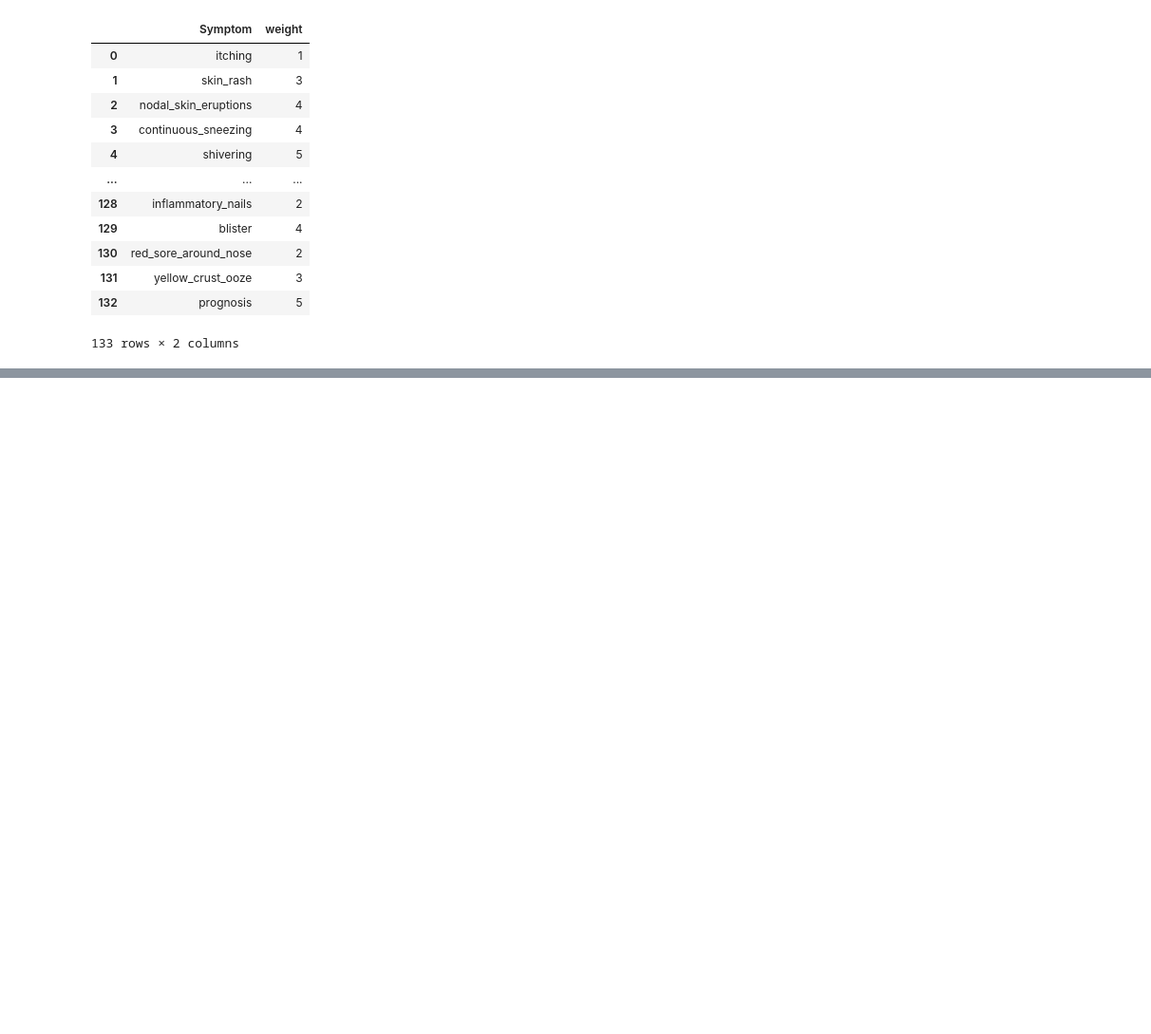
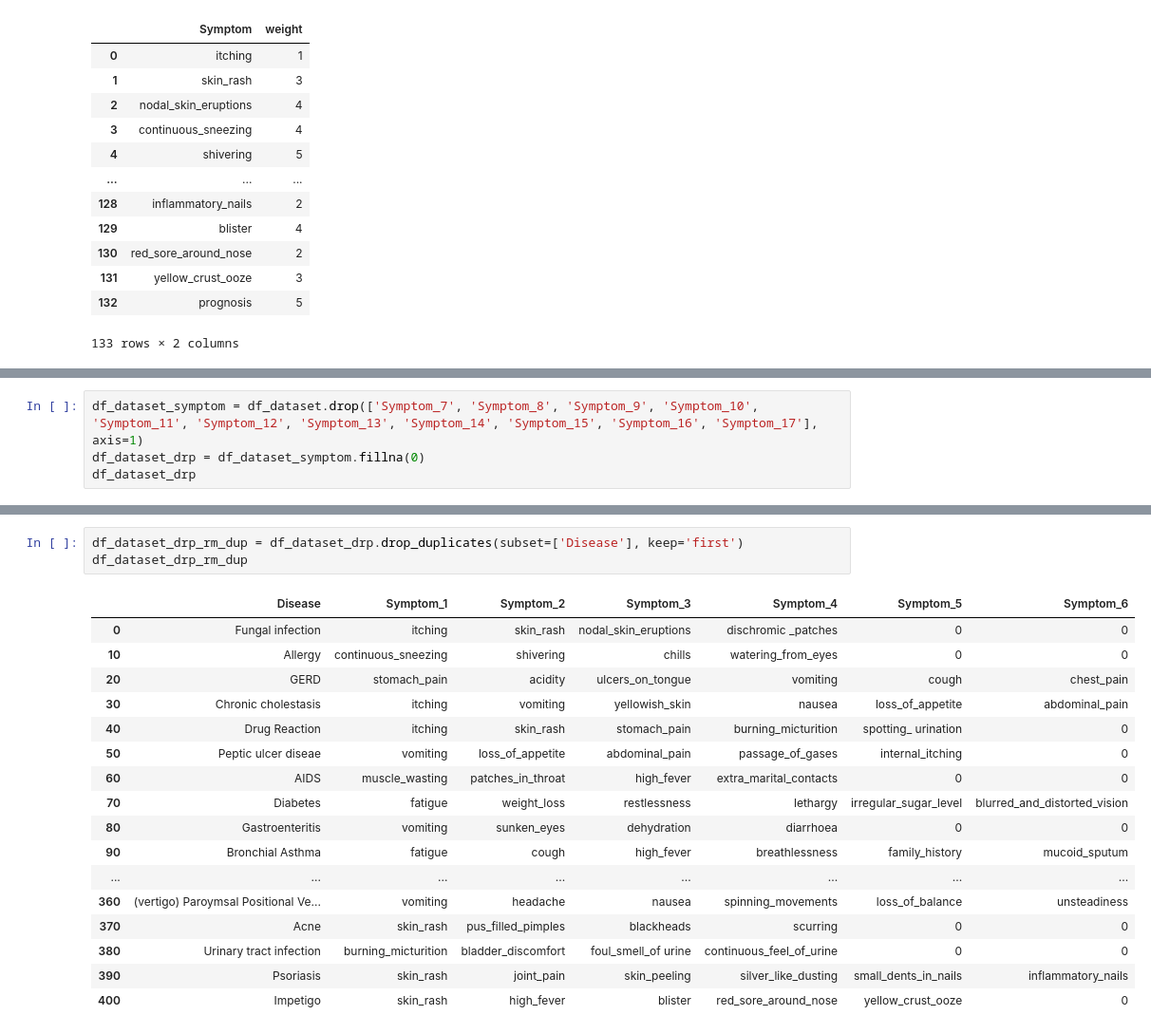
Before and after one commit to Divyesh230902/Disease-analysis, a Jupyter notebook: analyst.ipynb, the cells around one changed output, grey strips where cells are left out. Shown at 95% size. Cells and saved outputs as stored; diff of their text form; blank space fills up the shorter version.

Commit message:
disease filtered

```diff
--- a/analyst.ipynb
+++ b/analyst.ipynb
@@ -92,0 +98,4 @@ df_symptom_severity
+# %%
+df_dataset_symptom = df_dataset.drop(['Symptom_7', 'Symptom_8', 'Symptom_9', 'Symptom_10', 'Symptom_11', 'Symptom_12', 'Symptom_13', 'Symptom_14', 'Symptom_15', 'Symptom_16', 'Symptom_17'], axis=1)
+df_dataset_drp = df_dataset_symptom.fillna(0)
+df_dataset_drp
@@ -92,0 +116,21 @@ df_symptom_severity
+# %%
+df_dataset_drp_rm_dup = df_dataset_drp.drop_duplicates(subset=['Disease'], keep='first')
+df_dataset_drp_rm_dup
+# %% [output]
+|  | Disease | Symptom_1 | Symptom_2 | Symptom_3 | Symptom_4 | Symptom_5 | Symptom_6 |
+| 0 | Fungal infection | itching | skin_rash | nodal_skin_eruptions | dischromic _patches | 0 | 0 |
+| 10 | Allergy | continuous_sneezing | shivering | chills | watering_from_eyes | 0 | 0 |
+| 20 | GERD | stomach_pain | acidity | ulcers_on_tongue | vomiting | cough | chest_pain |
+| 30 | Chronic cholestasis | itching | vomiting | yellowish_skin | nausea | loss_of_appetite | abdominal_pain |
+| 40 | Drug Reaction | itching | skin_rash | stomach_pain | burning_micturition | spotting_ urination | 0 |
+| 50 | Peptic ulcer diseae | vomiting | loss_of_appetite | abdominal_pain | passage_of_gases | internal_itching | 0 |
+| 60 | AIDS | muscle_wasting | patches_in_throat | high_fever | extra_marital_contacts | 0 | 0 |
+| 70 | Diabetes | fatigue | weight_loss | restlessness | lethargy | irregular_sugar_level | blurred_and_distorted_vision |
+| 80 | Gastroenteritis | vomiting | sunken_eyes | dehydration | diarrhoea | 0 | 0 |
+| 90 | Bronchial Asthma | fatigue | cough | high_fever | breathlessness | family_history | mucoid_sputum |
+| ... | ... | ... | ... | ... | ... | ... | ... |
+| 360 | (vertigo) Paroymsal Positional Ve... | vomiting | headache | nausea | spinning_movements | loss_of_balance | unsteadiness |
+| 370 | Acne | skin_rash | pus_filled_pimples | blackheads | scurring | 0 | 0 |
+| 380 | Urinary tract infection | burning_micturition | bladder_discomfort | foul_smell_of urine | continuous_feel_of_urine | 0 | 0 |
+| 390 | Psoriasis | skin_rash | joint_pain | skin_peeling | silver_like_dusting | small_dents_in_nails | inflammatory_nails |
+| 400 | Impetigo | skin_rash | high_fever | blister | red_sore_around_nose | yellow_crust_ooze | 0 |
```
Also changed, not shown: parts of 2 cells of this notebook.
